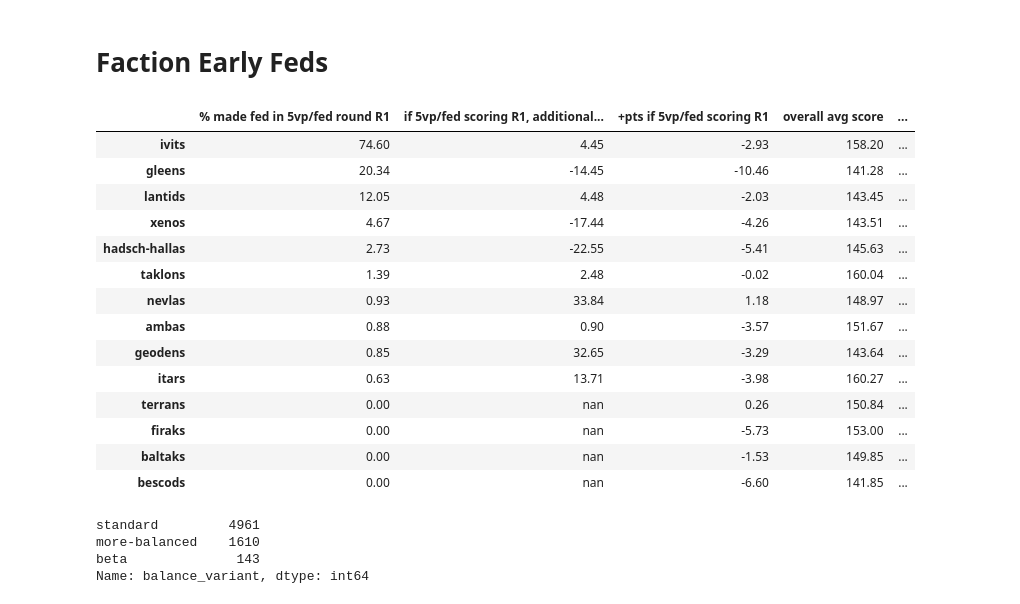
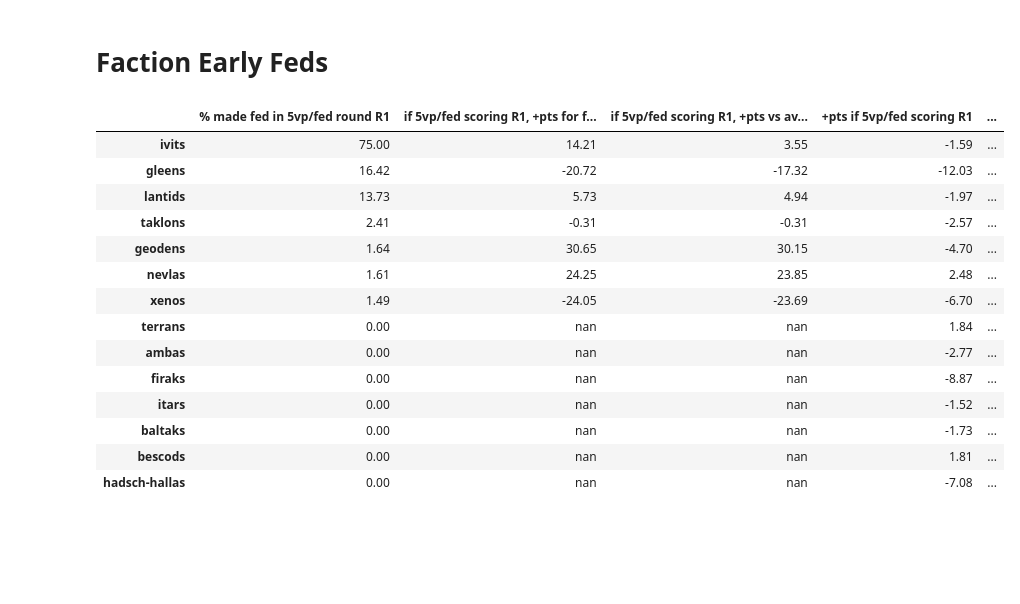
Before and after one commit to TimGladyshev/bgs_data_gaia, a Jupyter notebook: stats_workbook.ipynb, the cells around one changed output. Cells and saved outputs as stored; diff of their text form; code cells hidden in the pictures; blank space fills up the shorter version.

Commit message:
cleanup; actions analysis

```diff
--- a/stats_workbook.ipynb
+++ b/stats_workbook.ipynb
@@ -82,7 +83,8 @@ def getTableHTML(df):
 
 
     ]
-    return (df.style.set_table_styles(styles).format({col: "{:.2f}" for col in assembled_df.columns[:-3]}))
+    return (df.style.set_table_styles(styles).format({col: "{:.2f}" for col in df.columns \
+                                                      if assembled_df.dtypes[col] == 'float64'}))
 # %% [markdown]
 # Search Example
 # %%
@@ -124,6 +126,8 @@ Sample size after cleaning 6714
 VARIANTS = ['standard'] # Possible values: ['standard','more-balanced','beta']
 
 MAP_LAYOUTS = ['standard'] # Possible to include 'xshape', but doesn't make sense for 4p
+
+MIN_AVG_ELO = 200
 
 # 4 player games only
 df_filtered = df_cleaned.loc[df_cleaned.num_players == 4]
@@ -140 +148,4 @@ for col in all_players('_dropped'):
+# %%
+# Min ELO filter
+df_filtered = df_filtered.loc[df_filtered['average_elo'] >= MIN_AVG_ELO]
 # %%
@@ -199,0 +219,24 @@ html_df
+# %%
+pd.options.display.float_format = '{:.2}'.format
+for i in [6,5,4,3,2,1]:
+    full_dict = {}
+    for faction in faction_list:
+        faction_dict = {}
+        faction_df = get_faction_df(df_filtered, faction)
+        for action in action_names.keys():
+            take_df = faction_df[faction_df['target_action_r_{}_{}'.format(i,action)] == 1]
+            no_take_df = faction_df[faction_df['target_action_r_{}_{}'.format(i,action)] != 1]
+            faction_dict['+pts if take {} vs no take in R{}'.format(action,i)] = take_df.target_score.mean() - no_take_df.target_score.mean()
+            faction_dict['% took {} in R{}'.format(action,i)] = "{:.2f}".format(len(take_df)/len(faction_df) * 100) + '%'
+        faction_dict['overall avg score'] = faction_df.target_score.mean()
+        faction_dict['total games'] = faction_df.shape[0]
+        full_dict[faction] = faction_dict
+    assembled_df = pd.DataFrame.from_dict(full_dict,orient='index')
+    html_df = getTableHTML(assembled_df)
+
+    path = 'plots/actions_analysis/'
+    if not os.path.exists(path):
+        os.makedirs(path)
+    with open(path + 'r{}_all_actions.html'.format(i), 'w') as fo:
+        fo.write(html_df.to_html())
+html_df
@@ -205,50 +264,48 @@ assert(len(faction_list) == 14)
 # %%
 pd.options.display.float_format = '{:.2}'.format
 for i in [3,2,1]:
     full_dict = {}
     sort_key = '% made fed in 5vp/fed round R{}'.format(i)
     for faction in faction_list:
         faction_dict = {}
         faction_df = get_faction_df(df_filtered, faction)
         fed_scoring = faction_df[faction_df['round_{}_scoring'.format(i)] == '5vp_per_fed_place']
         made_fed = faction_df[(faction_df['round_{}_scoring'.format(i)] == '5vp_per_fed_place') & (faction_df['target_score_round{}'.format(i)] >= 5)]
+        no_fed = faction_df[(faction_df['round_{}_scoring'.format(i)] == '5vp_per_fed_place') & (faction_df['target_score_round{}'.format(i)] == 0)]
         faction_dict[sort_key] = len(made_fed)/len(fed_scoring) * 100
-        faction_dict['if 5vp/fed scoring R{}, additional +pts if made fed'.format(i)] = made_fed.target_score.mean() - fed_scoring.target_score.mean()
+        faction_dict['if 5vp/fed scoring R{}, +pts for fed vs no fed'.format(i)] = made_fed.target_score.mean() - no_fed.target_score.mean()
+        faction_dict['if 5vp/fed scoring R{}, +pts vs avg if made fed'.format(i)] = made_fed.target_score.mean() - fed_scoring.target_score.mean()
         faction_dict['+pts if 5vp/fed scoring R{}'.format(i)] = fed_scoring.target_score.mean() - faction_df.target_score.mean()
         faction_dict['overall avg score'] = faction_df.target_score.mean()
         faction_dict['avg score if 5vp/fed scoring R{}'.format(i)] = fed_scoring.target_score.mean()
         faction_dict['avg score if made fed in 5vp/fed scoring R{}'.format(i)] = made_fed.target_score.mean()
         faction_dict['% players pick if 5vp/fed scoring R{}'.format(i)] = ((fed_scoring.shape[0]/faction_df.shape[0])*100)
         faction_dict['total games'] = faction_df.shape[0]
         faction_dict['games with 5vp/fed scoring R{}'.format(i)] = fed_scoring.shape[0]
         faction_dict['games fed made in 5vp/fed scoring R{}'.format(i)] = made_fed.shape[0]
         full_dict[faction] = faction_dict
     assembled_df = pd.DataFrame.from_dict(full_dict,orient='index').sort_values(by=sort_key, ascending=False)
     html_df = getTableHTML(assembled_df)
 
-    with open('r{}_fed_details.html'.format(i), 'w') as fo:
+    path = 'plots/early_fed_analysis/'
+    if not os.path.exists(path):
+        os.makedirs(path)
+    with open(path + 'r{}_fed_details.html'.format(i), 'w') as fo:
         fo.write(html_df.to_html())
 html_df
 # %% [output]
-|  | % made fed in 5vp/fed round R1 | if 5vp/fed scoring R1, additional... | +pts if 5vp/fed scoring R1 | overall avg score | ... |
-| ivits | 74.60 | 4.45 | -2.93 | 158.20 | ... |
-| gleens | 20.34 | -14.45 | -10.46 | 141.28 | ... |
-| lantids | 12.05 | 4.48 | -2.03 | 143.45 | ... |
-| xenos | 4.67 | -17.44 | -4.26 | 143.51 | ... |
-| hadsch-hallas | 2.73 | -22.55 | -5.41 | 145.63 | ... |
-| taklons | 1.39 | 2.48 | -0.02 | 160.04 | ... |
-| nevlas | 0.93 | 33.84 | 1.18 | 148.97 | ... |
-| ambas | 0.88 | 0.90 | -3.57 | 151.67 | ... |
-| geodens | 0.85 | 32.65 | -3.29 | 143.64 | ... |
-| itars | 0.63 | 13.71 | -3.98 | 160.27 | ... |
-| terrans | 0.00 | nan | 0.26 | 150.84 | ... |
-| firaks | 0.00 | nan | -5.73 | 153.00 | ... |
-| baltaks | 0.00 | nan | -1.53 | 149.85 | ... |
-| bescods | 0.00 | nan | -6.60 | 141.85 | ... |
+|  | % made fed in 5vp/fed round R1 | if 5vp/fed scoring R1, +pts for f... | if 5vp/fed scoring R1, +pts vs av... | +pts if 5vp/fed scoring R1 | ... |
+| ivits | 75.00 | 14.21 | 3.55 | -1.59 | ... |
+| gleens | 16.42 | -20.72 | -17.32 | -12.03 | ... |
+| lantids | 13.73 | 5.73 | 4.94 | -1.97 | ... |
+| taklons | 2.41 | -0.31 | -0.31 | -2.57 | ... |
+| geodens | 1.64 | 30.65 | 30.15 | -4.70 | ... |
+| nevlas | 1.61 | 24.25 | 23.85 | 2.48 | ... |
+| xenos | 1.49 | -24.05 | -23.69 | -6.70 | ... |
+| terrans | 0.00 | nan | nan | 1.84 | ... |
+| ambas | 0.00 | nan | nan | -2.77 | ... |
+| firaks | 0.00 | nan | nan | -8.87 | ... |
+| itars | 0.00 | nan | nan | -1.52 | ... |
+| baltaks | 0.00 | nan | nan | -1.73 | ... |
+| bescods | 0.00 | nan | nan | 1.81 | ... |
+| hadsch-hallas | 0.00 | nan | nan | -7.08 | ... |
-# %%
-df_cleaned.balance_variant.value_counts()
-# %% [output]
-standard         4961
-more-balanced    1610
-beta              143
-Name: balance_variant, dtype: int64
```
Also changed, not shown: parts of 17 cells of this notebook, 6 other files.
